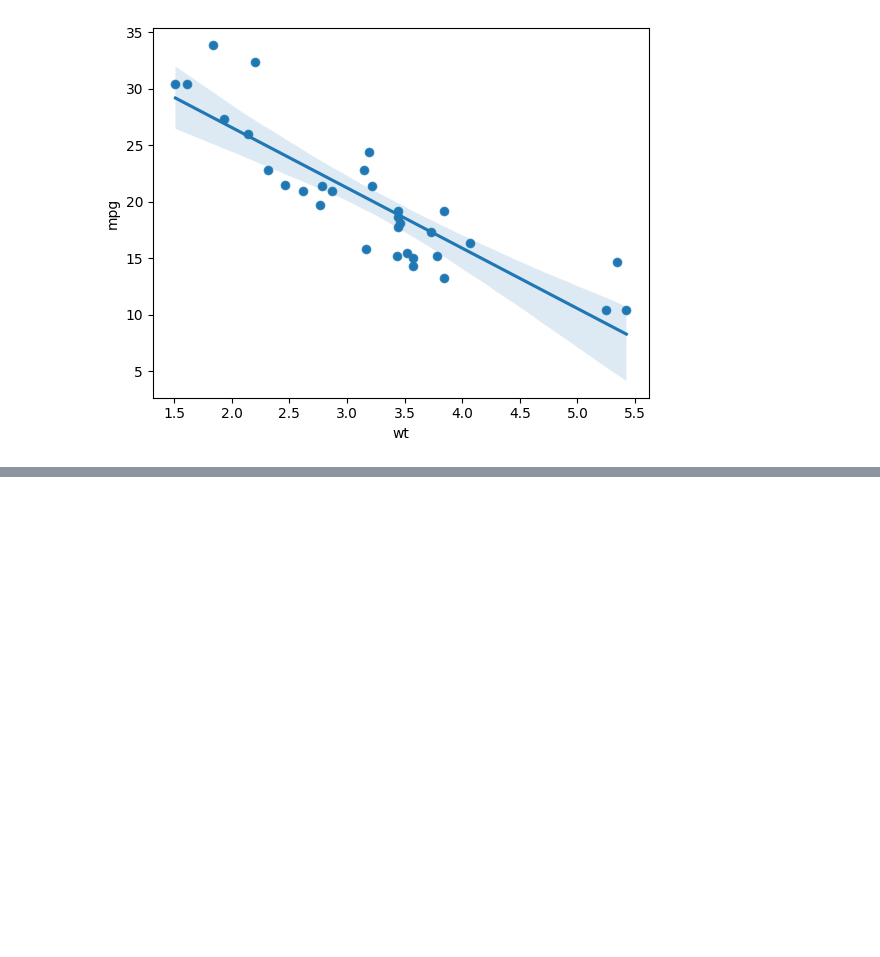
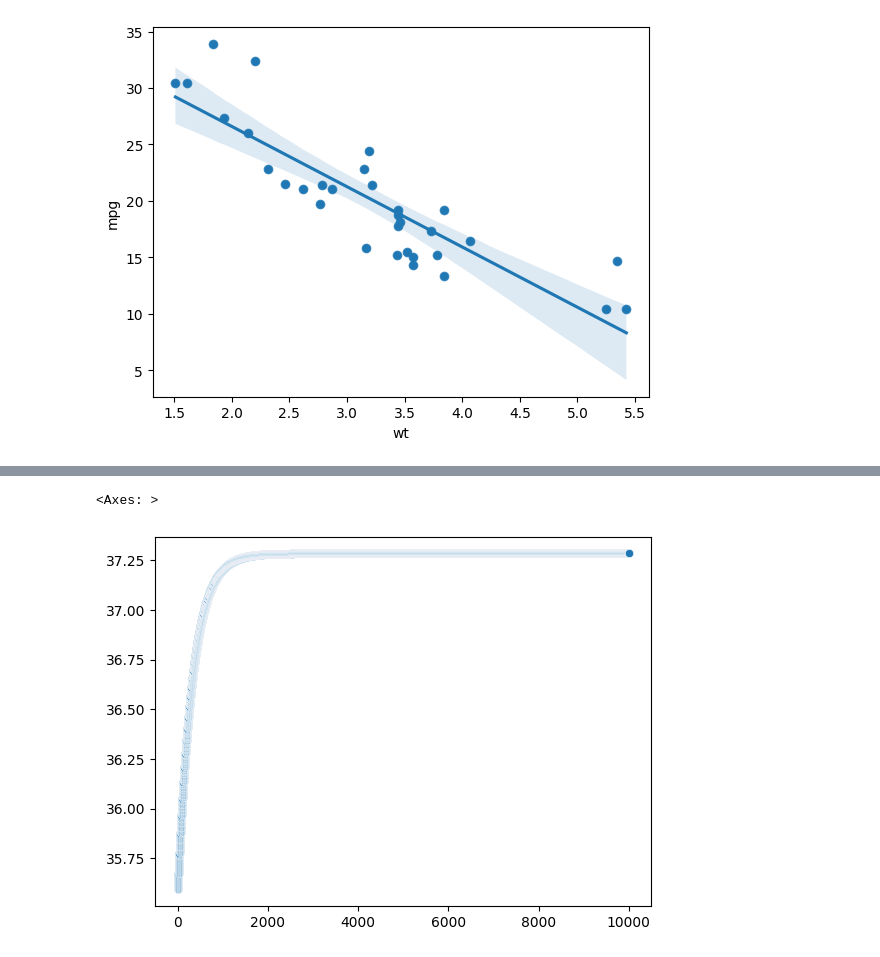
Before and after one commit to vivekbiragoni/Deep_Learning, a Jupyter notebook: pytorch/modeling/10_LinReg_modelClass.ipynb, the cells around one changed output, grey strips where cells are left out. Drawn from its saved outputs; the diff is of its cells as text; code cells hidden in the pictures; blank space fills up the shorter version.

```diff
--- a/pytorch/modeling/10_LinReg_modelClass.ipynb
+++ b/pytorch/modeling/10_LinReg_modelClass.ipynb
@@ -41,0 +115,6 @@ class LinearRegressionTorch(nn.Module):
+# %%
+# visualize the bias development
+sns.scatterplot(x=range(NUM_EPOCHS), y = bias)
+# %% [output]
+<Axes: >
+[figure, added]
```
Also changed, not shown: parts of 6 cells of this notebook.
